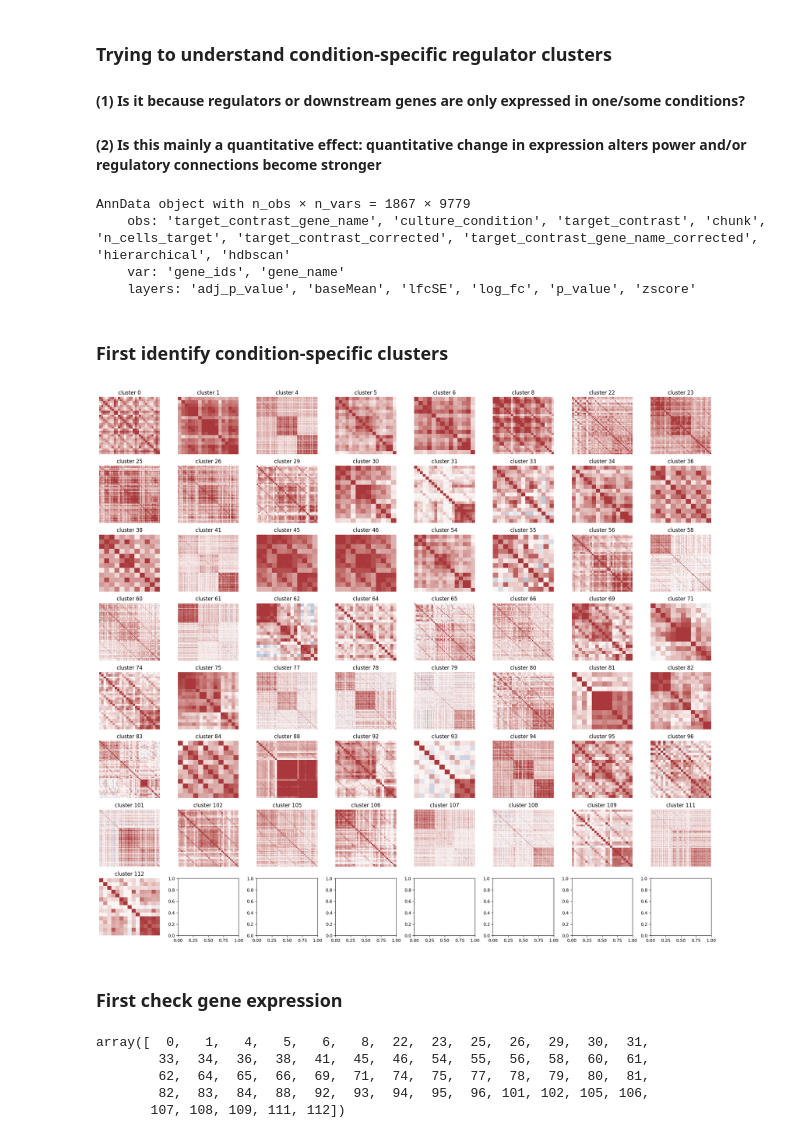
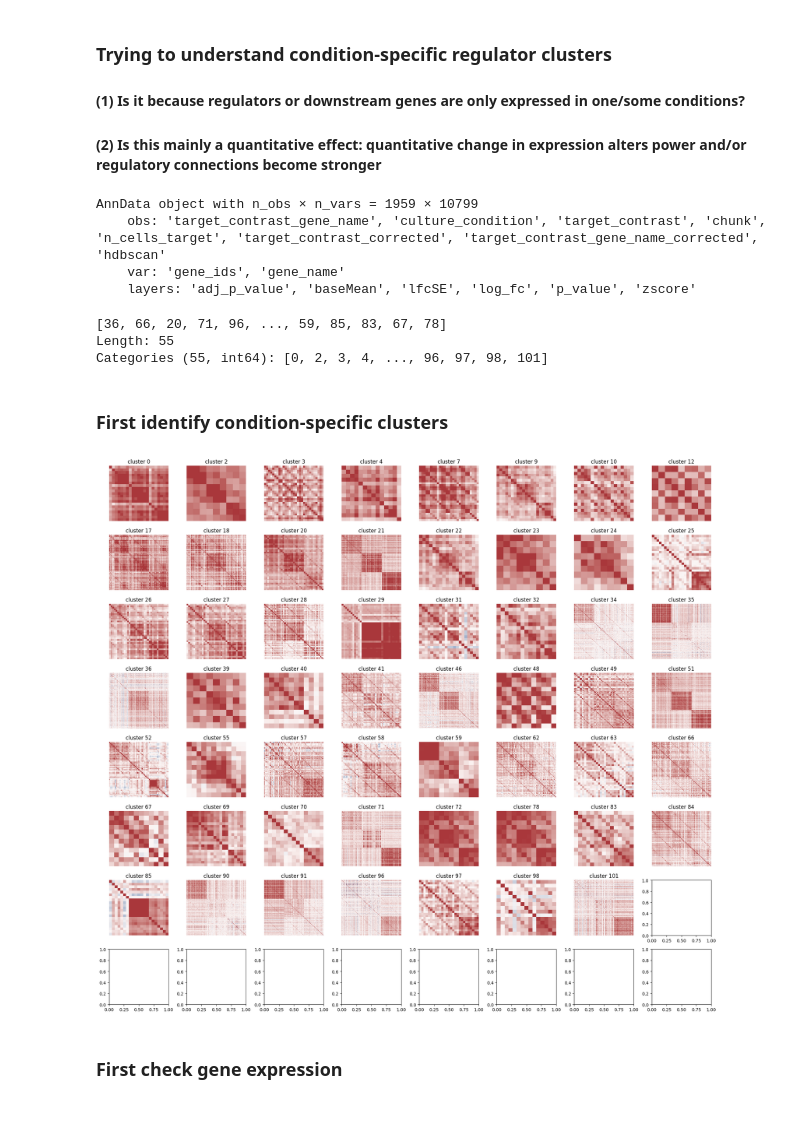
Before and after one commit to emdann/GWT_perturbseq_analysis_2025, a Jupyter notebook: src/6_functional_interaction/understanding_clustering.ipynb, the cells around one changed output. Drawn from its saved outputs; the diff is of its cells as text; code cells hidden in the pictures.

```diff
--- a/src/6_functional_interaction/understanding_clustering.ipynb
+++ b/src/6_functional_interaction/understanding_clustering.ipynb
@@ -11,11 +12,10 @@ import seaborn as sns
 # %%
-datadir = '/Users/rzhu/Gladstone Dropbox/Ronghui Zhu/GRNPerturbSeq/3_expts/processed_data/CD4i_final'
-experiment_name = 'CD4i_final'
+datadir = '/Users/rzhu/Gladstone Dropbox/Ronghui Zhu/GRNPerturbSeq/3_expts/processed_data'
 # %%
 adata_de = sc.read_h5ad(datadir + f'/DE_results_all_confounders/{experiment_name}.merged_DE_results_corrected.h5ad')
 adata_de.layers['zscore'] = adata_de.layers['log_fc'] / adata_de.layers['lfcSE']
 adata_de.layers['zscore'][np.where(adata_de.layers['zscore'] > 50)] = 50
 adata_de.X = np.nan_to_num(adata_de.layers['zscore'], 0)
 # %%
-adata_final = sc.read_h5ad(datadir + f'/DE_results_all_confounders/nde50ntotal100_clustering.h5ad')
+adata_final = sc.read_h5ad(datadir + '/analysis_largefiles/nde50ntotal100_varfiltered_clustering.h5ad')
 # %%
@@ -24,8 +24,8 @@ de_summary_stats.baseMean = de_summary_stats.baseMean.fillna(0)
 # %%
 adata_final
 # %% [output]
-AnnData object with n_obs × n_vars = 1867 × 9779
-    obs: 'target_contrast_gene_name', 'culture_condition', 'target_contrast', 'chunk', 'n_cells_target', 'target_contrast_corrected', 'target_contrast_gene_name_corrected', 'hierarchical', 'hdbscan'
+AnnData object with n_obs × n_vars = 1959 × 10799
+    obs: 'target_contrast_gene_name', 'culture_condition', 'target_contrast', 'chunk', 'n_cells_target', 'target_contrast_corrected', 'target_contrast_gene_name_corrected', 'hdbscan'
     var: 'gene_ids', 'gene_name'
     layers: 'adj_p_value', 'baseMean', 'lfcSE', 'log_fc', 'p_value', 'zscore'
 # %%
@@ -51,18 +51,24 @@ def corr_compute(adata, gene_list):
                         columns=adata.var_names)
     test2 = test.T.corr()
     return test2
+# %%
+adata_final.obs.hdbscan.unique()
+# %% [output]
+[36, 66, 20, 71, 96, ..., 59, 85, 83, 67, 78]
+Length: 55
+Categories (55, int64): [0, 2, 3, 4, ..., 96, 97, 98, 101]
 # %% [markdown]
 ### First identify condition-specific clusters
 # %%
 fig, axes = plt.subplots(8,8,figsize=(20,18))
 ax = axes.flatten()
 cluster_list = np.sort(adata_final.obs.hdbscan.unique())
-for i in range(57):
+for i in range(55):
     genelist = adata_final[adata_final.obs.hdbscan==cluster_list[i]].obs.target_contrast_gene_name_corrected.unique().tolist()
     corr_mtx = corr_compute(adata_de, genelist)
     sns.heatmap(corr_mtx, vmin=-0.5, vmax=0.5, cmap='vlag', ax=ax[i], xticklabels=[], yticklabels=[], cbar=False)
     ax[i].set_title('cluster '+str(cluster_list[i]))
 plt.tight_layout()
 # %% [output]
-[figure, old version]
+[figure, new version]
 # %%
@@ -71,10 +80,2 @@ rest_specific_cluster = [58, 61, 106, 107]
 # %% [markdown]
 ### First check gene expression
-# %%
-cluster_list
-# %% [output]
-array([  0,   1,   4,   5,   6,   8,  22,  23,  25,  26,  29,  30,  31,
-        33,  34,  36,  38,  41,  45,  46,  54,  55,  56,  58,  60,  61,
-        62,  64,  65,  66,  69,  71,  74,  75,  77,  78,  79,  80,  81,
-        82,  83,  84,  88,  92,  93,  94,  95,  96, 101, 102, 105, 106,
-       107, 108, 109, 111, 112])
```
Also changed, not shown: parts of 23 cells of this notebook, 5 other files.
